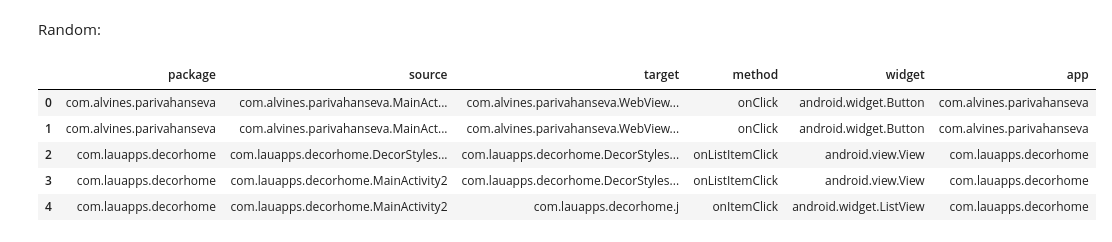
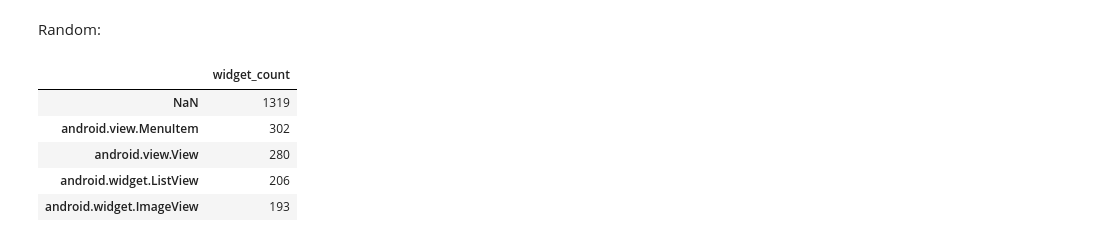
Before and after one commit to sangamk/IncubatorDataAnalyser, a Jupyter notebook: notebooks/WidgetGraph.ipynb, the cells around one changed output. Saved outputs shown, nothing was run; the diff lists cells and outputs as text; code cells hidden in the pictures.

```diff
--- a/notebooks/WidgetGraph.ipynb
+++ b/notebooks/WidgetGraph.ipynb
@@ -216,11 +175,14 @@ unique_widgets_per_app.sort_values(by=["widget_count"], ascending=False)
 Random:
 # %%
 direct_edges_not_found = CoverageHelper.diff_screens(stat_trans_act_graph_df, random_test_graph)
-direct_edges_not_found.head()
+direct_edges_not_found = direct_edges_not_found[~direct_edges_not_found.target.isnull()]
+unique_widgets_per_app = direct_edges_not_found.widget.value_counts(dropna=False).to_frame(
+    name="widget_count")
+unique_widgets_per_app.head()
 # %% [output]
-|  | package | source | target | method | widget | app |
-| 0 | com.alvines.parivahanseva | com.alvines.parivahanseva.MainAct... | com.alvines.parivahanseva.WebView... | onClick | android.widget.Button | com.alvines.parivahanseva |
-| 1 | com.alvines.parivahanseva | com.alvines.parivahanseva.MainAct... | com.alvines.parivahanseva.WebView... | onClick | android.widget.Button | com.alvines.parivahanseva |
-| 2 | com.lauapps.decorhome | com.lauapps.decorhome.DecorStyles... | com.lauapps.decorhome.DecorStyles... | onListItemClick | android.view.View | com.lauapps.decorhome |
-| 3 | com.lauapps.decorhome | com.lauapps.decorhome.MainActivity2 | com.lauapps.decorhome.DecorStyles... | onListItemClick | android.view.View | com.lauapps.decorhome |
-| 4 | com.lauapps.decorhome | com.lauapps.decorhome.MainActivity2 | com.lauapps.decorhome.j | onItemClick | android.widget.ListView | com.lauapps.decorhome |
+|  | widget_count |
+| NaN | 1319 |
+| android.view.MenuItem | 302 |
+| android.view.View | 280 |
+| android.widget.ListView | 206 |
+| android.widget.ImageView | 193 |
```
Also changed, not shown: parts of 19 cells of this notebook, 5 other files.
